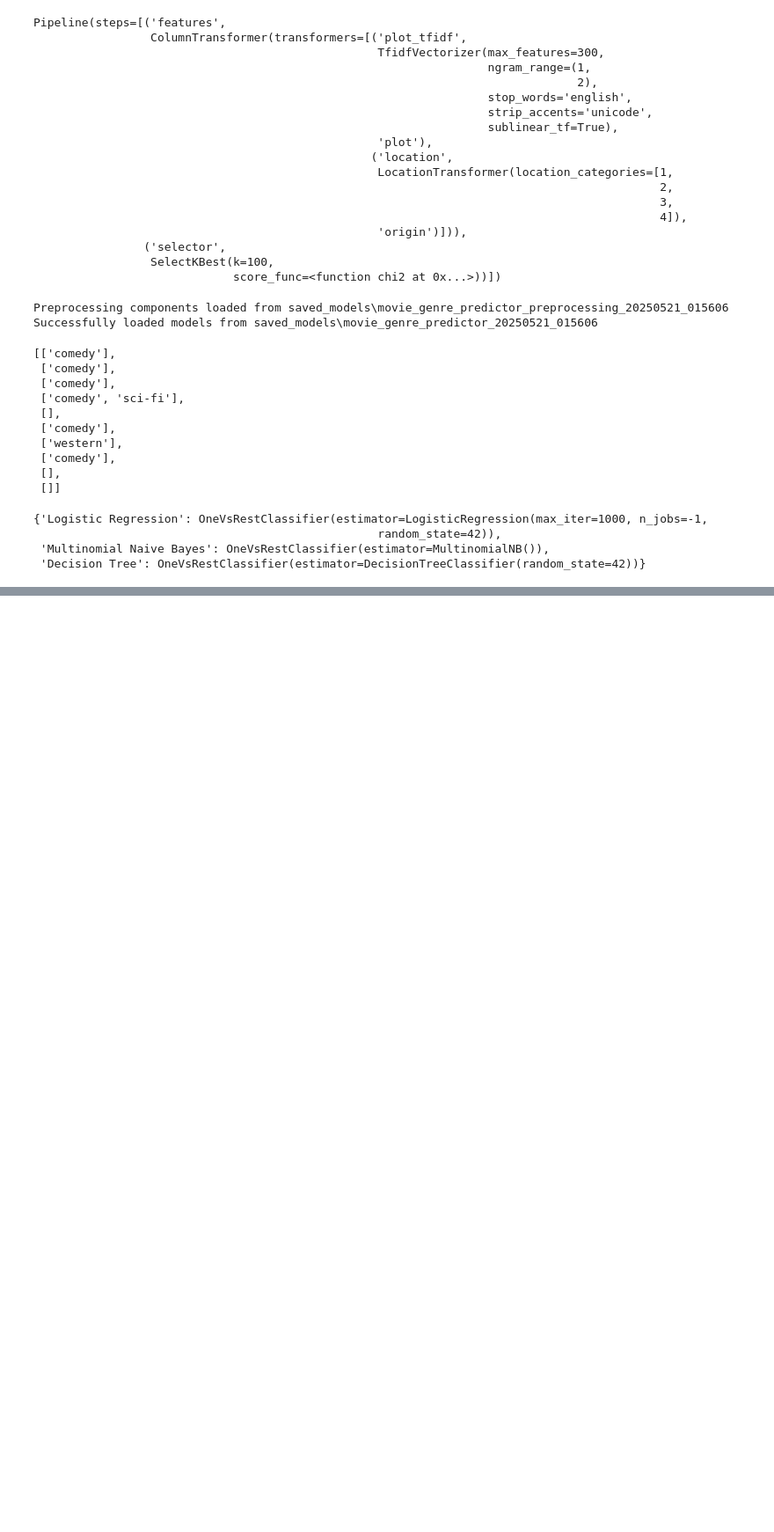
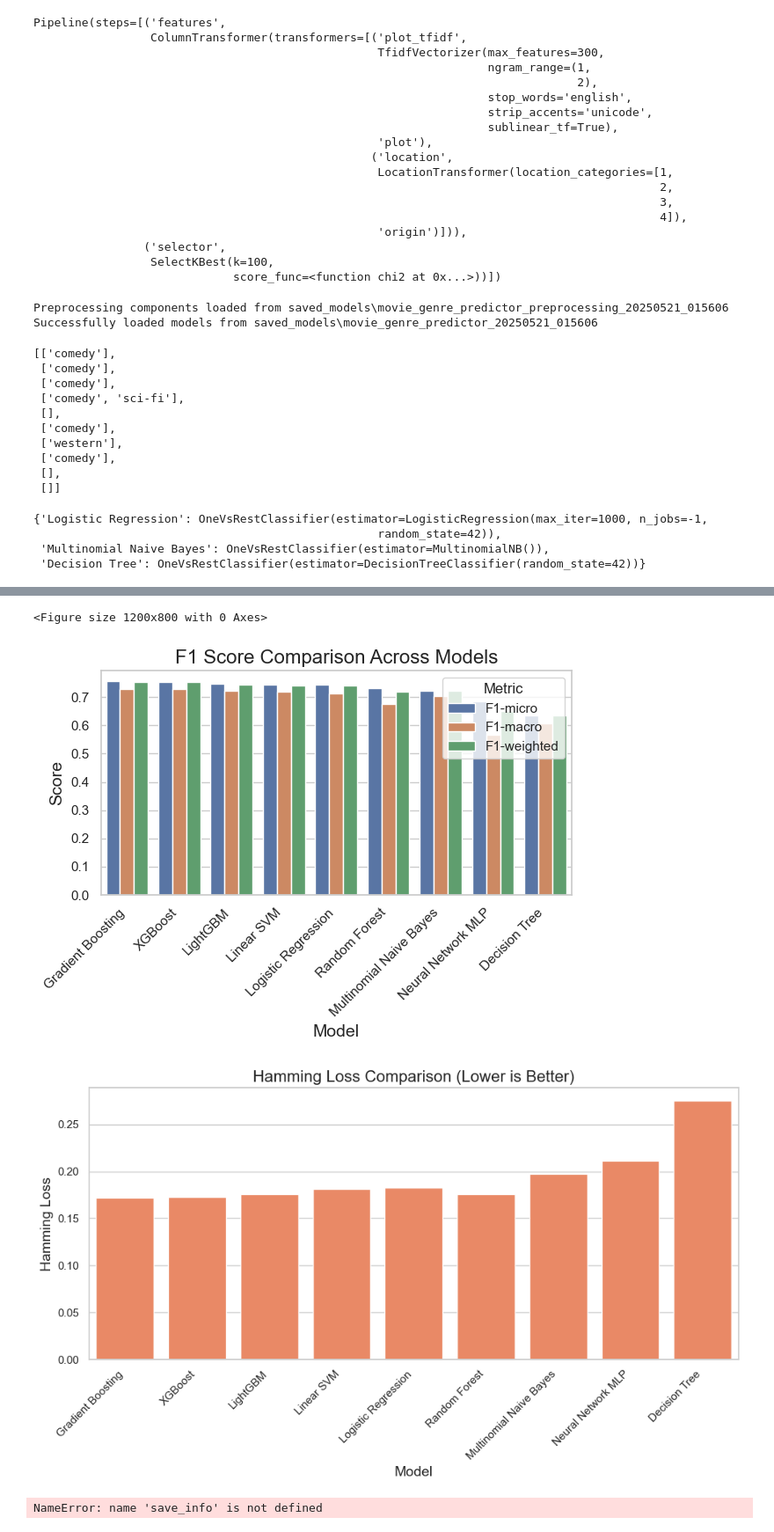
Before and after one commit to mostafaAsala/ML-project, a Jupyter notebook: test_Genre_Prediction.ipynb, the cells around one changed output, grey strips where cells are left out. Shown at 88% size. Drawn from its saved outputs; the diff is of its cells as text; code cells hidden in the pictures; blank space fills up the shorter version.

```diff
--- a/test_Genre_Prediction.ipynb
+++ b/test_Genre_Prediction.ipynb
@@ -298,0 +443,46 @@ predictor.evaluator.models
+# %%
+# Set style
+sns.set(style="whitegrid")
+
+# Plot F1 scores comparison
+plt.figure(figsize=(12, 8))
+
+# Create a melted dataframe for easier plotting
+metrics_to_plot = ['F1-micro', 'F1-macro', 'F1-weighted']
+melted_df = pd.melt(
+    summary_df,
+    id_vars=['Model'],
+    value_vars=metrics_to_plot,
+    var_name='Metric',
+    value_name='Score'
+)
+# %% [output]
+<Figure size 1200x800 with 0 Axes>
+# %%
+
+
+# Create the grouped bar chart
+sns.barplot(x='Model', y='Score', hue='Metric', data=melted_df)
+plt.title('F1 Score Comparison Across Models', fontsize=16)
+plt.xlabel('Model', fontsize=14)
+plt.ylabel('Score', fontsize=14)
+plt.xticks(rotation=45, ha='right')
+plt.legend(title='Metric')
+plt.tight_layout()
+plt.savefig('model_f1_comparison.png')
+plt.show()
+
+# Plot Hamming Loss (lower is better)
+plt.figure(figsize=(10, 6))
+sns.barplot(x='Model', y='Hamming Loss', data=summary_df, color='coral')
+plt.title('Hamming Loss Comparison (Lower is Better)', fontsize=16)
+plt.xlabel('Model', fontsize=14)
+plt.ylabel('Hamming Loss', fontsize=14)
+plt.xticks(rotation=45, ha='right')
+plt.tight_layout()
+plt.savefig('model_hamming_loss_comparison.png')
+plt.show()
+# %% [output]
+[figure, added]
+[figure, added]
+NameError: name 'save_info' is not defined
```
Also changed, not shown: parts of 3 cells of this notebook, 10 other files.
